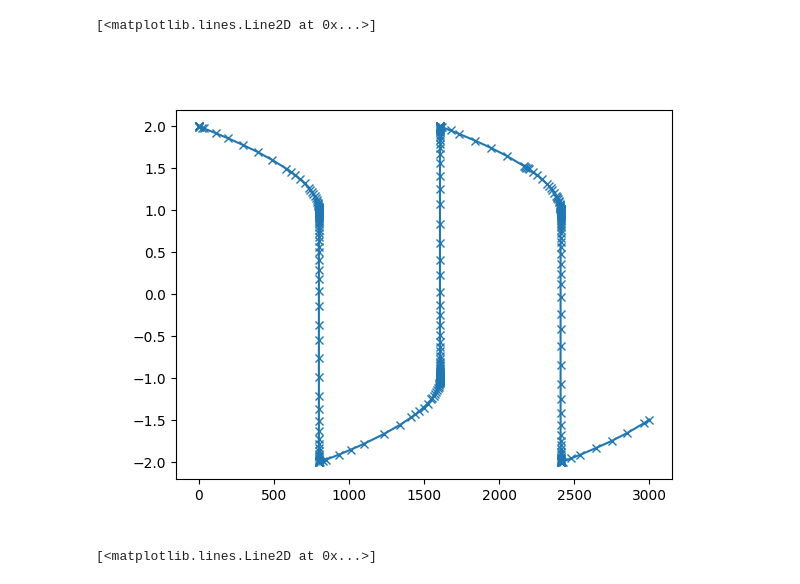
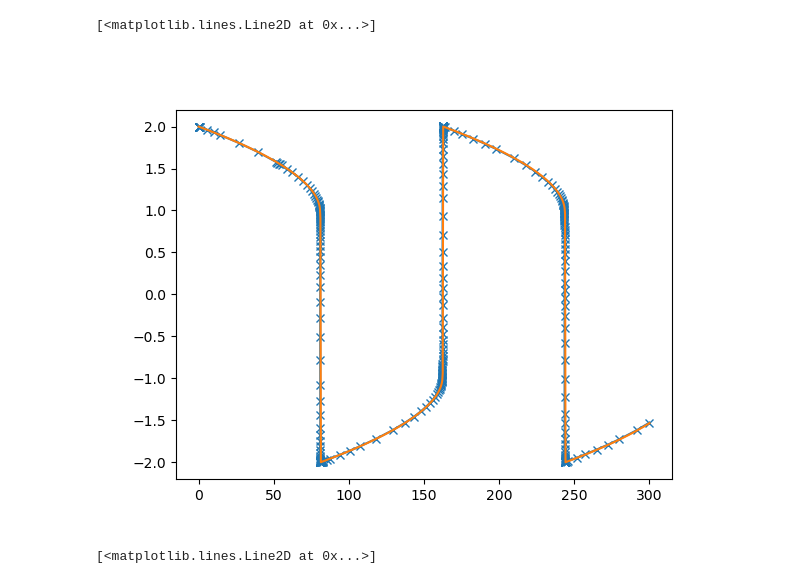
Before and after one commit to ohahn/DISCO-EB, a Jupyter notebook: jax_jacobian_implicit.ipynb, the cells around one changed output. Saved outputs shown, nothing was run; the diff lists cells and outputs as text; code cells hidden in the pictures.

Commit message:
added comparison of bdf and Kvaerno from diffrax for stiff oscilator

```diff
--- a/jax_jacobian_implicit.ipynb
+++ b/jax_jacobian_implicit.ipynb
@@ -7,7 +8,7 @@ from scipy.integrate import solve_ivp
 %matplotlib widget
 # %%
 def f_( y ):
-  return jnp.asarray( [y[2], 1000*(1-y[1]**2)*y[2]-y[1]] )
+  return jnp.asarray( [y[2], 100*(1-y[1]**2)*y[2]-y[1]] )
 
 def f(t, y):
   return np.array(f_( jnp.append(jnp.asarray([t]),y) ) )
@@ -19,14 +20,36 @@ def J(t, y):
   j = J_( jnp.append(jnp.asarray([t]),y) )
   return np.array(j[:,1:])
 # %%
-sol_bdf = solve_ivp(f, (0,3000), (2.0, 0.0), jac=J, method='BDF' )
+sol_bdf = solve_ivp(f, (0,300), (2.0, 0.0), jac=J, method='BDF' )
+# %%
+model = diffrax.ODETerm(
+        lambda t, y , params : jnp.asarray( [y[1], 100*(1-y[0]**2)*y[1]-y[0]] )
+    )
+
+tau_out = jnp.linspace(0,300,1000)
+
+solver = diffrax.Kvaerno5()
+saveat = diffrax.SaveAt(ts=tau_out)
+stepsize_controller = diffrax.PIDController(rtol=1e-6, atol=1e-6) #, pcoeff=0.4, icoeff=0.3, dcoeff=0)
+sol = diffrax.diffeqsolve(
+    terms=model,
+    solver=solver,
+    t0=0.0,
+    t1=300.0,
+    dt0=0.1,
+    y0=jnp.array([2.0,0.0]),
+    saveat=saveat,
+    stepsize_controller=stepsize_controller,
+    max_steps=1000
+)
 # %%
 fig, ax = plt.subplots()
 ax.plot( sol_bdf.t, sol_bdf.y[0], 'x-' )
+ax.plot( sol.ts, sol.ys[:,0])
 # ax.plot( sol_rk45.t, sol_rk45.y[0], 'x-' )
 # %% [output]
 [<matplotlib.lines.Line2D at 0x...>]
-[figure, old version]
+[figure, new version]
 # %%
 Omegab = 0.045
 Omegam = 0.30
```
Also changed, not shown: parts of 1 cell of this notebook.
